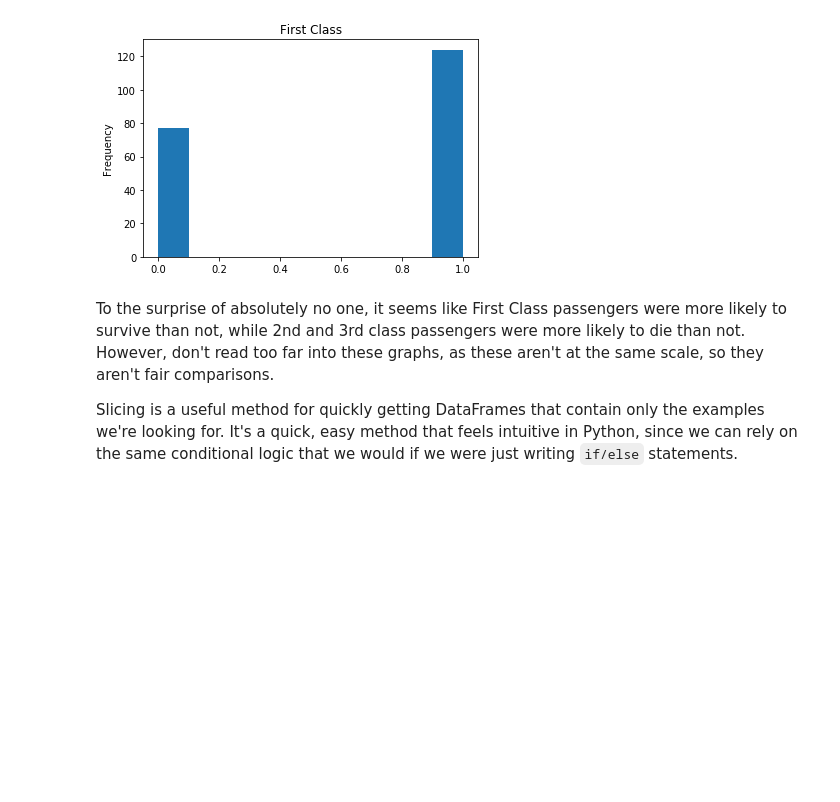
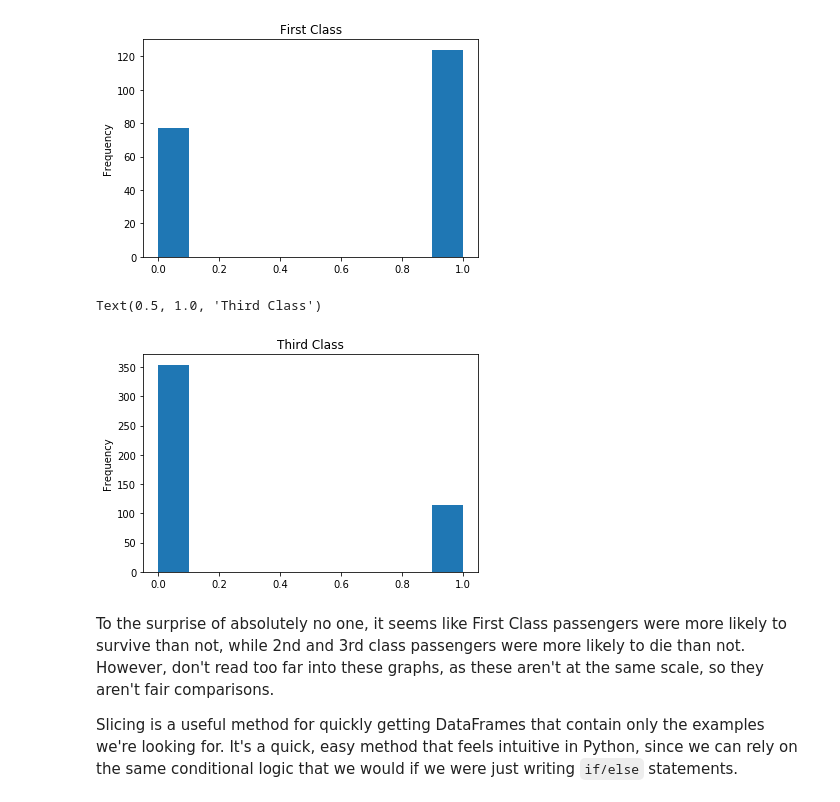
Before and after one commit to Pietrassyk/dsc-using-sql-with-pandas-lab-nyc-ds-career-042219, a Jupyter notebook: index.ipynb, the cells around one changed output. Cells and saved outputs as stored; diff of their text form; code cells hidden in the pictures; blank space fills up the shorter version.

```diff
--- a/index.ipynb
+++ b/index.ipynb
@@ -163,7 +163,10 @@ Text(0.5, 1.0, 'First Class')
 [figure]
 # %%
 second_third_class_df.Survived.plot.hist()
-plt.title("Thirs")
+plt.title("Third Class")
+# %% [output]
+Text(0.5, 1.0, 'Third Class')
+[figure, added]
 # %% [markdown]
 To the surprise of absolutely no one, it seems like First Class passengers were more likely to survive than not, while 2nd and 3rd class passengers were more likely to die than not.  However, don't read too far into these graphs, as these aren't at the same scale, so they aren't fair comparisons.
 
```
